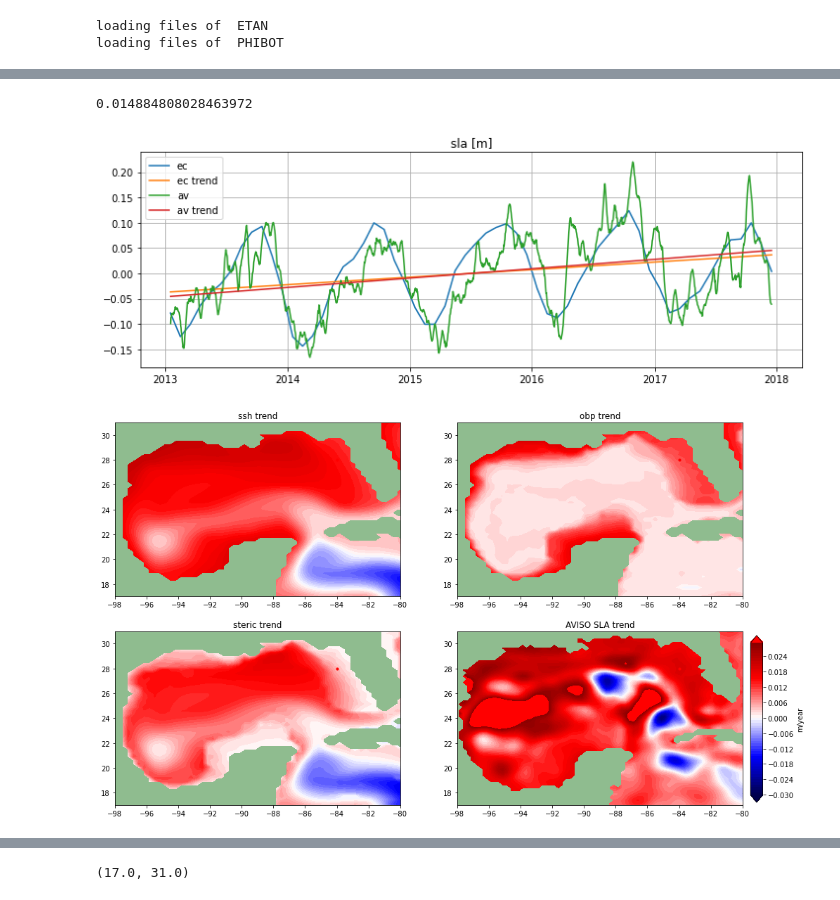
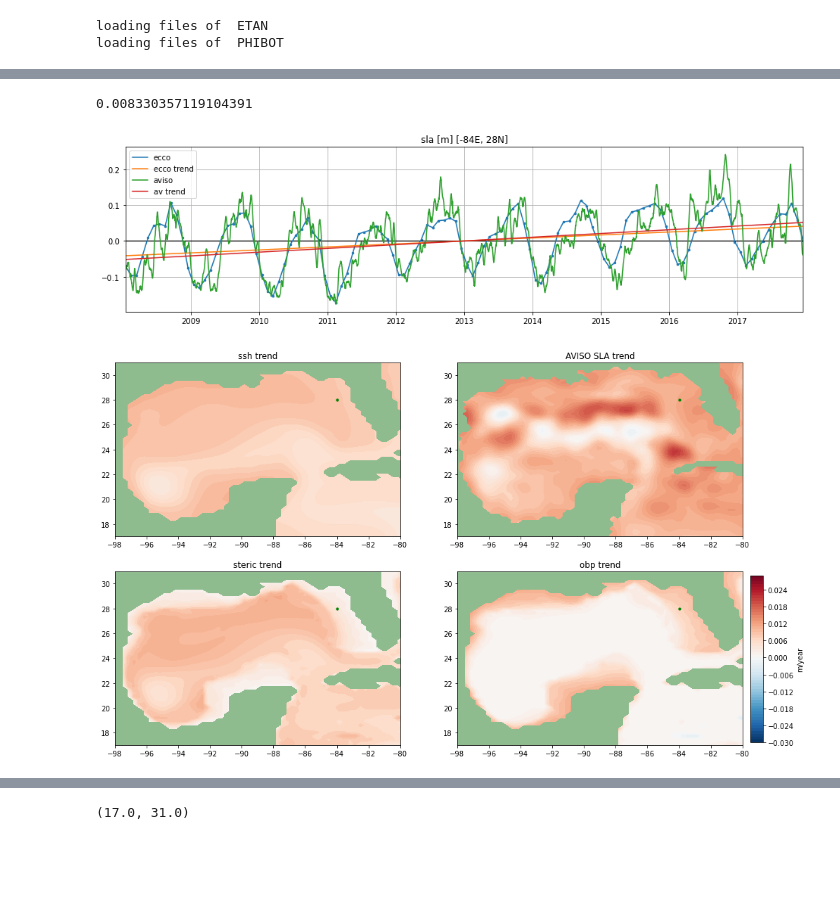
Before and after one commit to jakesteinberg/nasa_ostst, a Jupyter notebook: trends.ipynb, the cells around one changed output, grey strips where cells are left out. Drawn from its saved outputs; the diff is of its cells as text; code cells hidden in the pictures; blank space fills up the shorter version.

Commit message:
lengthen time series and compare to aviso

```diff
--- a/trends.ipynb
+++ b/trends.ipynb
@@ -36,7 +38,7 @@ data_dir= ECCO_dir + '/nctiles_monthly'
 #                                                              years_to_load=range(2011,2018)).load() # ,'PHIHYD','RHOAnoma','SALT','UVEL','VVEL'
 ecco_daily_vars = ecco.recursive_load_ecco_var_from_years_nc(data_dir, \
                                            vars_to_load=['ETAN', 'PHIBOT'],\
-                                           years_to_load=range(2013,2018)).load()
+                                           years_to_load=range(2008,2018)).load()
 ## Merge the ecco_grid with the ecco_vars to make the ecco_ds
 ecco_monthly_ds = xr.merge((ecco_grid , ecco_daily_vars))
 # %% [output]
@@ -45,3 +47,4 @@ loading files of  PHIBOT
 # %%
 ocean_mask = np.ceil(ecco_monthly_ds.hFacC[0])
 ocean_mask = ocean_mask.where(ocean_mask==1, np.nan)
+total_ocean_area = np.sum(ecco_monthly_ds.rA*ocean_mask)
@@ -103,7 +100,9 @@ dep = dep.where(ecco_monthly_ds.hFacC.isel(tile=tile_num,k=0) !=0, np.nan)
 g = 9.81
 rho0 = 1035
 # -- SLA --
-ssh_anom = ecco_monthly_ds.ETAN-ecco_monthly_ds.ETAN.mean(dim='time')
+SSH_global_mean_mon = (ecco_monthly_ds.ETAN*ecco_monthly_ds.rA).sum(dim=['i','j','tile'])/total_ocean_area # global mean time series
+ssh_mgm = ecco_monthly_ds.ETAN - SSH_global_mean_mon  # subtract global spatial mean time series
+ssh_anom = ssh_mgm - ssh_mgm.mean(dim='time')         # subtract time mean at each point           # ecco_monthly_ds.ETAN-ecco_monthly_ds.ETAN.mean(dim='time')
 pssh = ssh_anom.polyfit(dim='time', deg=1)
 ssh_a_trend = xr.polyval(ssh_anom['time'], pssh.polyfit_coefficients)
 ssh_a_detrend = ssh_anom - ssh_a_trend
@@ -111,21 +110,25 @@ s_press = rho0*g*(ssh_a_detrend)
 s_press = s_press.where(ecco_monthly_ds.hFacC.isel(tile=tile_num,k=0) !=0, np.nan)
 # -- OBP --
 obp_cor = 1029*(ecco_monthly_ds.PHIBOT + g*dep)
-obp_anom = obp_cor-obp_cor.mean(dim='time')
+OBP_global_mean_mon = (obp_cor*ecco_monthly_ds.rA).sum(dim=['i','j','tile'])/total_ocean_area # global mean time series
+obp_mgm = obp_cor - OBP_global_mean_mon      # subtract global spatial mean time series
+obp_anom = obp_mgm-obp_mgm.mean(dim='time')  # subtract time mean at each point
 pobp = obp_anom.polyfit(dim='time', deg=1)
 obp_a_trend = xr.polyval(obp_anom['time'], pobp.polyfit_coefficients)
 obp_a_detrend = obp_anom - obp_a_trend
 obp = (obp_a_detrend)
 obp = obp.where(ecco_monthly_ds.hFacC.isel(tile=tile_num,k=0) !=0, np.nan)
 # -- Steric Height --
-ds_den = xr.concat([ds_den01.steric_p, ds_den11.steric_p, ds_den21.steric_p, ds_den31.steric_p, ds_den41.steric_p], dim="time")
+# ds_den = xr.concat([ds_den01.steric_p, ds_den11.steric_p, ds_den21.steric_p, ds_den31.steric_p, \
+#                    ds_den41.steric_p, ds_den51.steric_p, ds_den61.steric_p], dim="time")
 ster_a = 1*(ds_den-ds_den.mean(dim='time'))
 pster = ster_a.polyfit(dim='time', deg=1)
 ster_a_trend = xr.polyval(ster_a['time'], pster.polyfit_coefficients)
 ster_a_detrend = ster_a - ster_a_trend
 ster = ster_a_detrend.where(ecco_monthly_ds.hFacC.isel(tile=tile_num,k=0) !=0, np.nan)
 # -- density anomalies (my estimate) --
-ds_den_r = xr.concat([ds_den01.rho, ds_den11.rho, ds_den21.rho, ds_den31.rho, ds_den41.rho], dim="time")
+# ds_den_r = xr.concat([ds_den01.rho, ds_den11.rho, ds_den21.rho, ds_den31.rho, \
+#                       ds_den41.rho, ds_den51.rho, ds_den61.rho], dim="time")
 rho_a = ds_den_r - ds_den_r.mean(dim='time')
 p = rho_a.polyfit(dim='time', deg=1)
 rho_a_trend = xr.polyval(rho_a['time'], p.polyfit_coefficients)
@@ -133,7 +136,8 @@ rho_a_detrend = rho_a - rho_a_trend
 rho = rho_a_detrend.where(ecco_monthly_ds.hFacC.isel(tile=tile_num,k=0) !=0, np.nan)
 # %%
 # AVISO SLA
-av_path = '/Users/jakesteinberg/Documents/NASA_OSTST/AVISO/cmems_obs_ssh_allsat_l4_pt25deg_P1D_1644446947552_2011_2017.nc'
+# av_path = '/Users/jakesteinberg/Documents/NASA_OSTST/AVISO/cmems_obs_ssh_allsat_l4_pt25deg_P1D_1644446947552_2011_2017.nc'
+av_path = '/Users/jakesteinberg/Documents/NASA_OSTST/AVISO/cmems_obs_sl_glo_phy-ssh_my_allsat_l4_pt25deg_P1D_1646240076063_2008_2018.nc'
 av = xr.open_dataset(av_path)
 av_time_o = np.where((av.time > ecco_monthly_ds.time[0]) & (av.time < ecco_monthly_ds.time[-1]))[0]
 avsla = av.sla[av_time_o,:,:]
@@ -144,49 +148,52 @@ avsla_detrend = avsla - avsla_trend
 # %%
 lon_range = [-100, -65] # [-128,-40]
 lat_range = [15, 35] # [15, 50]
 lon_range = [-98, -80] # [-128,-40]
 lat_range = [17, 31] # [15, 50]
 # pick one site to consider time series
 lon_site = -84; lat_site = 28;
 ecli = np.where((lons > lon_site-.65) & (lons < lon_site+.65) & (lats > lat_site-.65) & (lats < lat_site+.65))
 eclon = lons[ecli[0][0], ecli[1][0]]; eclat = lats[ecli[0][0], ecli[1][0]]
 # find aviso index to site selected above
 avloni = np.where((av.longitude > eclon-.15) & (av.longitude < eclon+.15))[0][0]
 avlati = np.where((av.latitude > eclat-.15) & (av.latitude < eclat+.15))[0][0]
 
-f, ax = plt.subplots(1,1,figsize=(12,4))
-ax.plot(ecco_monthly_ds.time, ssh_anom[:,tile_num,ecli[0][0], ecli[1][0]], label='ec')
-ax.plot(ecco_monthly_ds.time, ssh_a_trend[:,tile_num,ecli[0][0], ecli[1][0]], label='ec trend')
-ax.plot(av.time[av_time_o], avsla[:, avlati, avloni], label='av'); ax.plot(av.time[av_time_o], avsla_trend[:, avlati, avloni], label='av trend')
-ax.set_title('sla [m]'); ax.legend(); ax.grid()
-f.savefig('/Users/jakesteinberg/Documents/NASA_OSTST/meetings/2022_02_17/GOM_sla_ecco_aviso_2013_2017.jpg', dpi=250)
+f, ax = plt.subplots(1,1,figsize=(16,4))
+ax.plot([ecco_monthly_ds.time[0].data,ecco_monthly_ds.time[-1].data], [0, 0], color='k', linewidth=1.25)
+ax.plot(ecco_monthly_ds.time, ssh_anom[:,tile_num,ecli[0][0], ecli[1][0]], label='ecco')
+ax.scatter(ecco_monthly_ds.time, ssh_anom[:,tile_num,ecli[0][0], ecli[1][0]], s=6)
+ax.plot(ecco_monthly_ds.time, ssh_a_trend[:,tile_num,ecli[0][0], ecli[1][0]], label='ecco trend')
+ax.plot(av.time[av_time_o], avsla[:, avlati, avloni], label='aviso'); ax.plot(av.time[av_time_o], avsla_trend[:, avlati, avloni], label='av trend')
+ax.set_title('sla [m] [' + str(lon_site) + 'E, ' + str(lat_site) + 'N]'); ax.legend(); ax.grid()
+ax.set_xlim([ecco_monthly_ds.time[0].data,ecco_monthly_ds.time[-1].data])
+# f.savefig('/Users/jakesteinberg/Documents/NASA_OSTST/meetings/2022_02_24/GOM_sla_ecco_aviso_2011_2017.jpg', dpi=250)
 
 f, ax = plt.subplots(2,2,figsize=(16,10)); clim = [-0.03, 0.03];
-colMap = plt.get_cmap('seismic'); colMap.set_over(color='r');
+colMap = plt.get_cmap('RdBu_r'); # colMap.set_over(color='r');
 pssh = pssh.where(ecco_monthly_ds.hFacC.isel(tile=tile_num,k=0) !=0, np.nan)
 print(pssh.polyfit_coefficients[0, tile_num, ecli[0][0], ecli[1][0]].data*1e9*60*60*24*365)
 ax[0,0].contourf(lons,lats,pssh.polyfit_coefficients.isel(degree=0).isel(tile=tile_num)*1e9*60*60*24*365, \
-            levels=np.arange(clim[0], clim[-1],0.001), vmin=clim[0],vmax=clim[-1], cmap=colMap, extend='both'); ax[0,0].set_facecolor('#8FBC8F')
-ax[0,0].scatter(lon_site,lat_site,s=10,color='r')
+            levels=np.arange(clim[0], clim[-1],0.001), vmin=clim[0],vmax=clim[-1], cmap=colMap); ax[0,0].set_facecolor('#8FBC8F')
+ax[0,0].scatter(lon_site,lat_site,s=10,color='g')
 ax[0,0].set_title('ssh trend'); ax[0,0].set_xlim(lon_range); ax[0,0].set_ylim(lat_range);
 pobp = pobp.where(ecco_monthly_ds.hFacC.isel(tile=tile_num,k=0) !=0, np.nan)
-ax[0,1].contourf(lons,lats,pobp.polyfit_coefficients.isel(degree=0).isel(tile=tile_num)*1e9*60*60*24*365/g/rho0, \
-            levels=np.arange(clim[0], clim[-1],0.001), vmin=clim[0],vmax=clim[-1], cmap=colMap, extend='both'); ax[0,1].set_facecolor('#8FBC8F')
-ax[0,1].scatter(lon_site,lat_site,s=10,color='r')
-ax[0,1].set_title('obp trend'); ax[0,1].set_xlim(lon_range); ax[0,1].set_ylim(lat_range);
+ax[1,1].contourf(lons,lats,pobp.polyfit_coefficients.isel(degree=0).isel(tile=tile_num)*1e9*60*60*24*365/g/rho0, \
+            levels=np.arange(clim[0], clim[-1],0.001), vmin=clim[0],vmax=clim[-1], cmap=colMap); ax[0,1].set_facecolor('#8FBC8F')
+ax[1,1].scatter(lon_site,lat_site,s=10,color='g')
+ax[1,1].set_title('obp trend'); ax[1,1].set_xlim(lon_range); ax[1,1].set_ylim(lat_range);
 pster = pster.where(ecco_monthly_ds.hFacC.isel(tile=tile_num,k=0) !=0, np.nan)
 ax[1,0].contourf(lons,lats,pster.polyfit_coefficients.isel(degree=0)*1e9*60*60*24*365/g/rho0, \
-            levels=np.arange(clim[0], clim[-1],0.001), vmin=clim[0],vmax=clim[-1], cmap=colMap, extend='both'); ax[1,0].set_facecolor('#8FBC8F') # .isel(tile=tile_num)
-ax[1,0].scatter(lon_site,lat_site,s=10,color='r')
+            levels=np.arange(clim[0], clim[-1],0.001), vmin=clim[0],vmax=clim[-1], cmap=colMap); ax[1,0].set_facecolor('#8FBC8F') # .isel(tile=tile_num)
+ax[1,0].scatter(lon_site,lat_site,s=10,color='g')
 ax[1,0].set_title('steric trend'); ax[1,0].set_xlim(lon_range); ax[1,0].set_ylim(lat_range)
-Kc = ax[1,1].contourf(av.longitude,av.latitude,pavsla.polyfit_coefficients.isel(degree=0)*1e9*60*60*24*365, \
-            levels=np.arange(clim[0], clim[-1], 0.001), vmin=clim[0],vmax=clim[-1], cmap=colMap, extend='both'); ax[1,1].set_facecolor('#8FBC8F')
-ax[1,1].scatter(lon_site,lat_site,s=10,color='r')
-ax[1,1].set_title('AVISO SLA trend'); ax[1,1].set_xlim(lon_range); ax[1,1].set_ylim(lat_range)
+Kc = ax[0,1].contourf(av.longitude,av.latitude,pavsla.polyfit_coefficients.isel(degree=0)*1e9*60*60*24*365, \
+            levels=np.arange(clim[0], clim[-1], 0.001), vmin=clim[0],vmax=clim[-1], cmap=colMap); ax[1,1].set_facecolor('#8FBC8F')
+ax[0,1].scatter(lon_site,lat_site,s=10,color='g')
+ax[0,1].set_title('AVISO SLA trend'); ax[0,1].set_xlim(lon_range); ax[0,1].set_ylim(lat_range)
 cbpos = [0.91, 0.13, 0.015, 0.33]; cax = f.add_axes(cbpos);
 cb = f.colorbar(Kc, cax=cax, orientation='vertical', extend='both', label='m/year')
-# f.savefig('/Users/jakesteinberg/Documents/NASA_OSTST/meetings/2022_02_17/GOM_trends_2013_2017.jpg', dpi=250)
+# f.savefig('/Users/jakesteinberg/Documents/NASA_OSTST/meetings/2022_02_24/GOM_trends_2011_2017.jpg', dpi=250)
 # %% [output]
-0.014884808028463972
+0.008330357119104391
-[figure, old version]
+[figure, new version]
-[figure, old version]
+[figure, new version]
```
Also changed, not shown: parts of 22 cells of this notebook, 2 other files.
